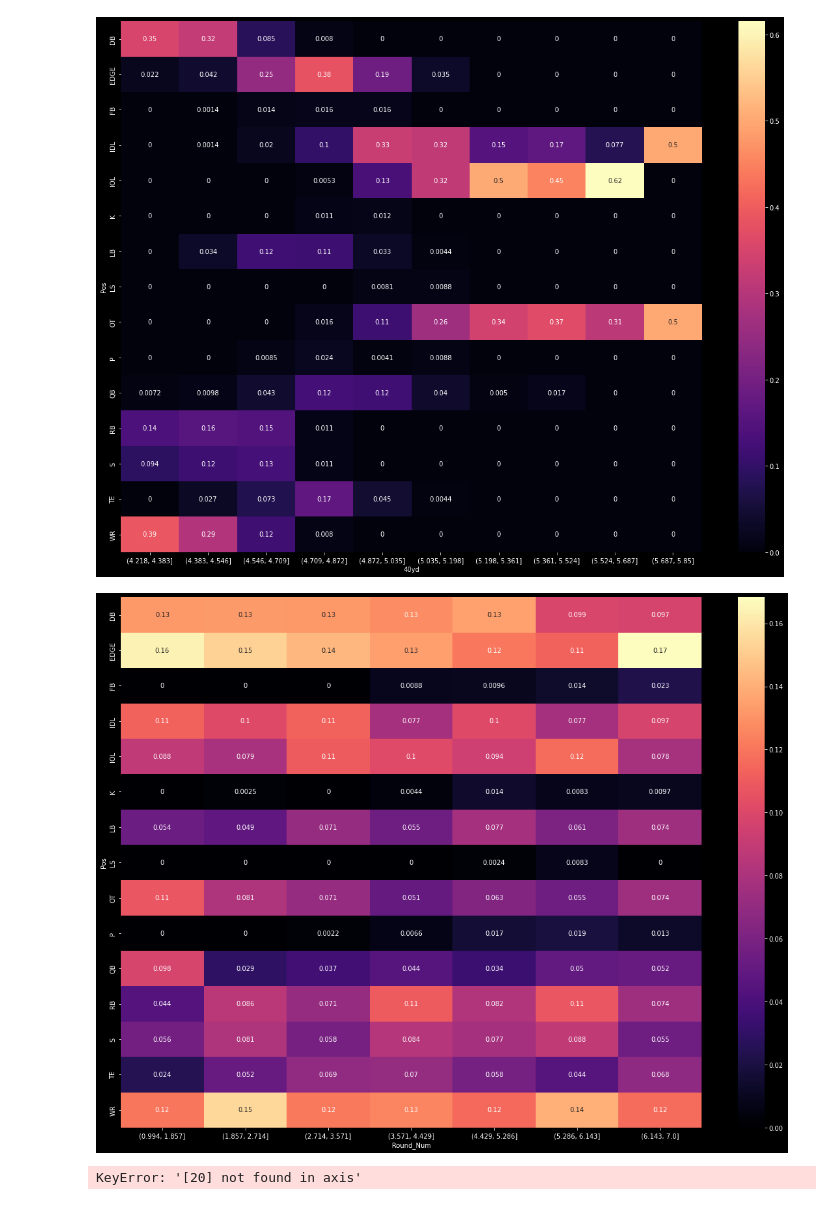
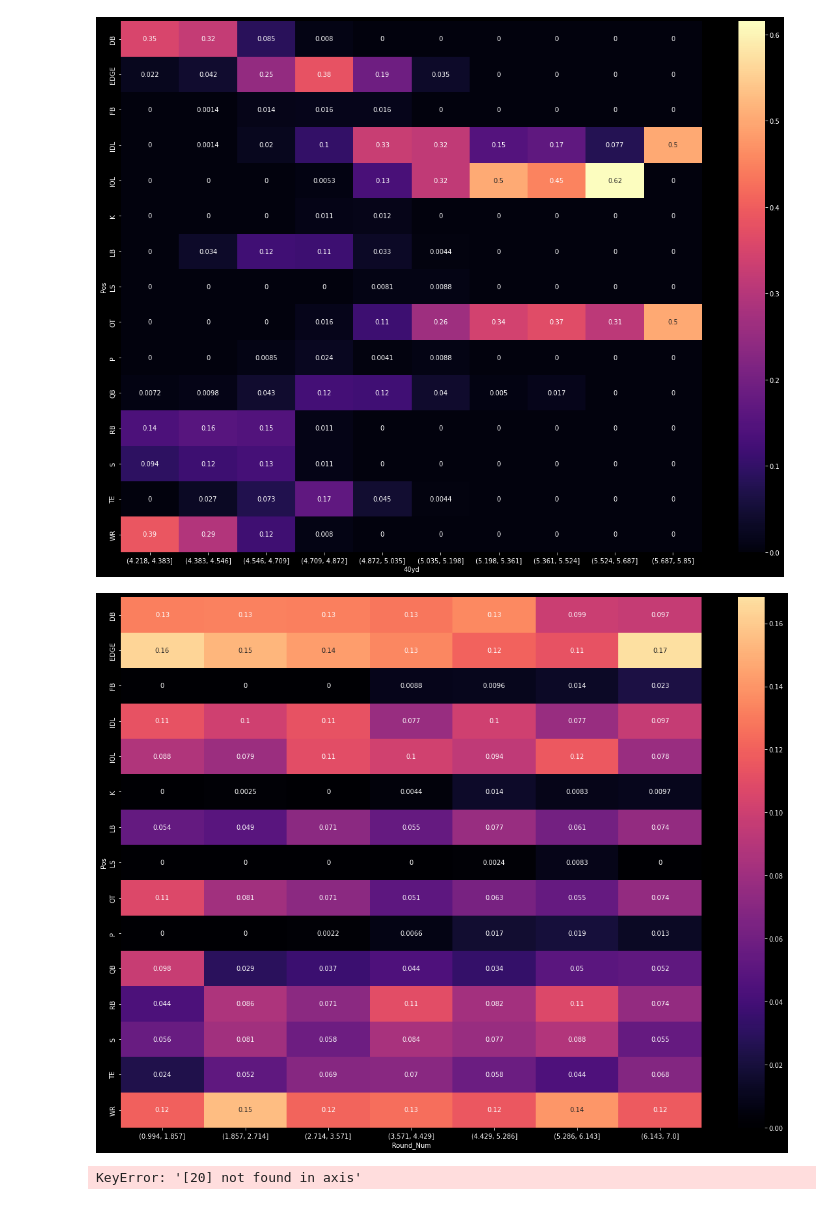
Before and after one commit to Domgraz/NFL_Combine_Draft_EDA, a Jupyter notebook: NFL_Draft.ipynb, the cells around one changed output. Saved outputs shown, nothing was run; the diff lists cells and outputs as text; code cells hidden in the pictures.

```diff
--- a/NFL_Draft.ipynb
+++ b/NFL_Draft.ipynb
@@ -390,12 +400,12 @@ plt.show()
 # %%
 draft_discretized = pd.cut(drafted_df.Round_Num, bins = 7)
 contingency_tbl = pd.crosstab(drafted_df.Pos, draft_discretized)
 prob_tbl = contingency_tbl/contingency_tbl.sum()
 plt.subplots(figsize = (20,15))
-sns.heatmap(prob_tbl, annot =True, cmap ='magma' )
+sns.heatmap(prob_tbl, annot =True, cmap ='magma', center = .09)
 plt.show()
 # %% [output]
-[figure, old version]
+[figure, new version]
 # %%
 from sklearn.tree import DecisionTreeClassifier, plot_tree
 
```
Also changed, not shown: parts of 1 cell of this notebook.
